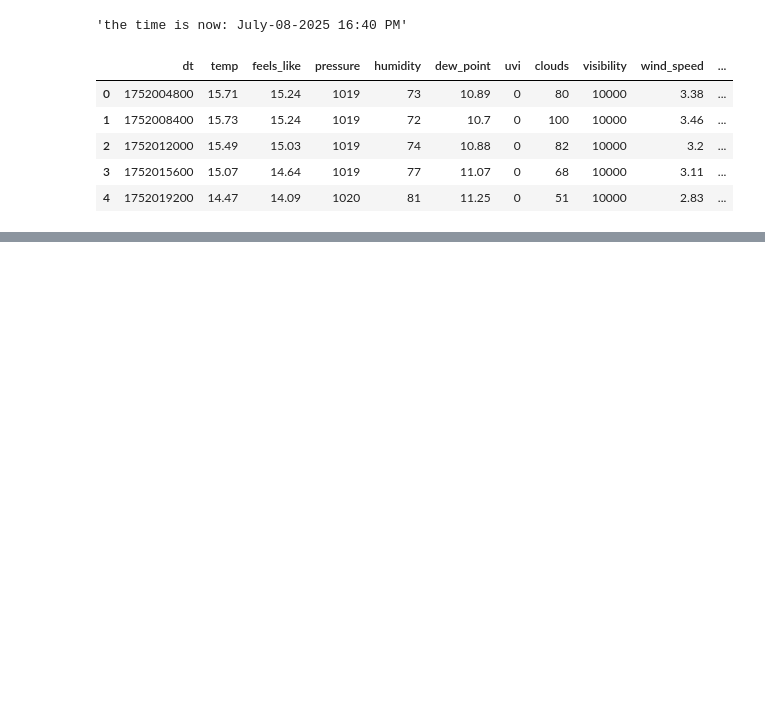
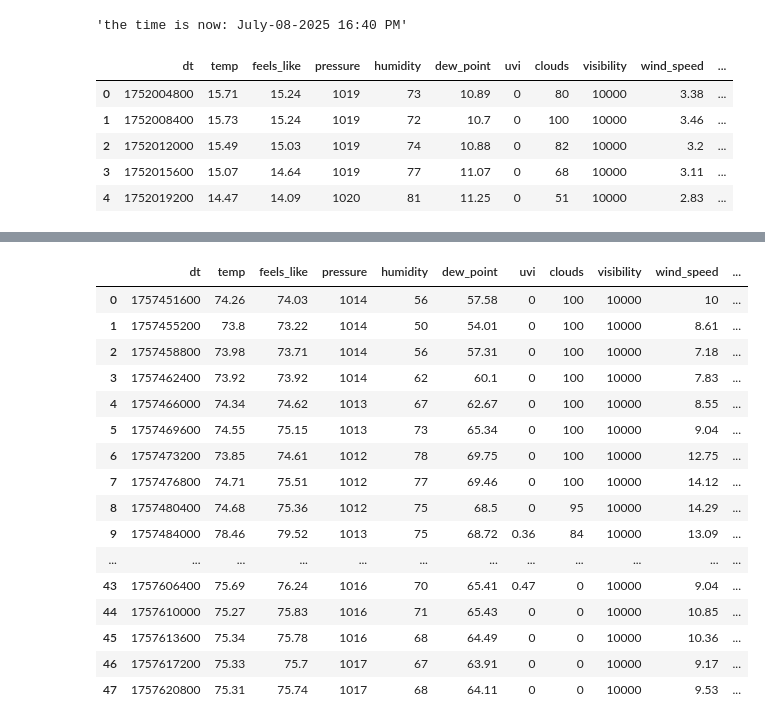
Before and after one commit to vigneshsaravanakumar404/DS-3000-Foundations-of-Data-Science, a Jupyter notebook: Lecture/Day1_Pandas-API.ipynb, the cells around one changed output, grey strips where cells are left out. Cells and saved outputs as stored; diff of their text form; code cells hidden in the pictures; blank space fills up the shorter version.

```diff
--- a/Lecture/Day1_Pandas-API.ipynb
+++ b/Lecture/Day1_Pandas-API.ipynb
@@ -822,2 +942,20 @@ Dr. Singhal was there this summer! Here is the picture:
 # %%
-# get_forecast(40.5532, 14.2222)
+get_forecast(40.5532, 14.2222)
+# %% [output]
+|  | dt | temp | feels_like | pressure | humidity | dew_point | uvi | clouds | visibility | wind_speed | ... |
+| 0 | 1757451600 | 74.26 | 74.03 | 1014 | 56 | 57.58 | 0 | 100 | 10000 | 10 | ... |
+| 1 | 1757455200 | 73.8 | 73.22 | 1014 | 50 | 54.01 | 0 | 100 | 10000 | 8.61 | ... |
+| 2 | 1757458800 | 73.98 | 73.71 | 1014 | 56 | 57.31 | 0 | 100 | 10000 | 7.18 | ... |
+| 3 | 1757462400 | 73.92 | 73.92 | 1014 | 62 | 60.1 | 0 | 100 | 10000 | 7.83 | ... |
+| 4 | 1757466000 | 74.34 | 74.62 | 1013 | 67 | 62.67 | 0 | 100 | 10000 | 8.55 | ... |
+| 5 | 1757469600 | 74.55 | 75.15 | 1013 | 73 | 65.34 | 0 | 100 | 10000 | 9.04 | ... |
+| 6 | 1757473200 | 73.85 | 74.61 | 1012 | 78 | 69.75 | 0 | 100 | 10000 | 12.75 | ... |
+| 7 | 1757476800 | 74.71 | 75.51 | 1012 | 77 | 69.46 | 0 | 100 | 10000 | 14.12 | ... |
+| 8 | 1757480400 | 74.68 | 75.36 | 1012 | 75 | 68.5 | 0 | 95 | 10000 | 14.29 | ... |
+| 9 | 1757484000 | 78.46 | 79.52 | 1013 | 75 | 68.72 | 0.36 | 84 | 10000 | 13.09 | ... |
+| ... | ... | ... | ... | ... | ... | ... | ... | ... | ... | ... | ... |
+| 43 | 1757606400 | 75.69 | 76.24 | 1016 | 70 | 65.41 | 0.47 | 0 | 10000 | 9.04 | ... |
+| 44 | 1757610000 | 75.27 | 75.83 | 1016 | 71 | 65.43 | 0 | 0 | 10000 | 10.85 | ... |
+| 45 | 1757613600 | 75.34 | 75.78 | 1016 | 68 | 64.49 | 0 | 0 | 10000 | 10.36 | ... |
+| 46 | 1757617200 | 75.33 | 75.7 | 1017 | 67 | 63.91 | 0 | 0 | 10000 | 9.17 | ... |
+| 47 | 1757620800 | 75.31 | 75.74 | 1017 | 68 | 64.11 | 0 | 0 | 10000 | 9.53 | ... |
```
Also changed, not shown: parts of 10 cells of this notebook, 1 other file.
